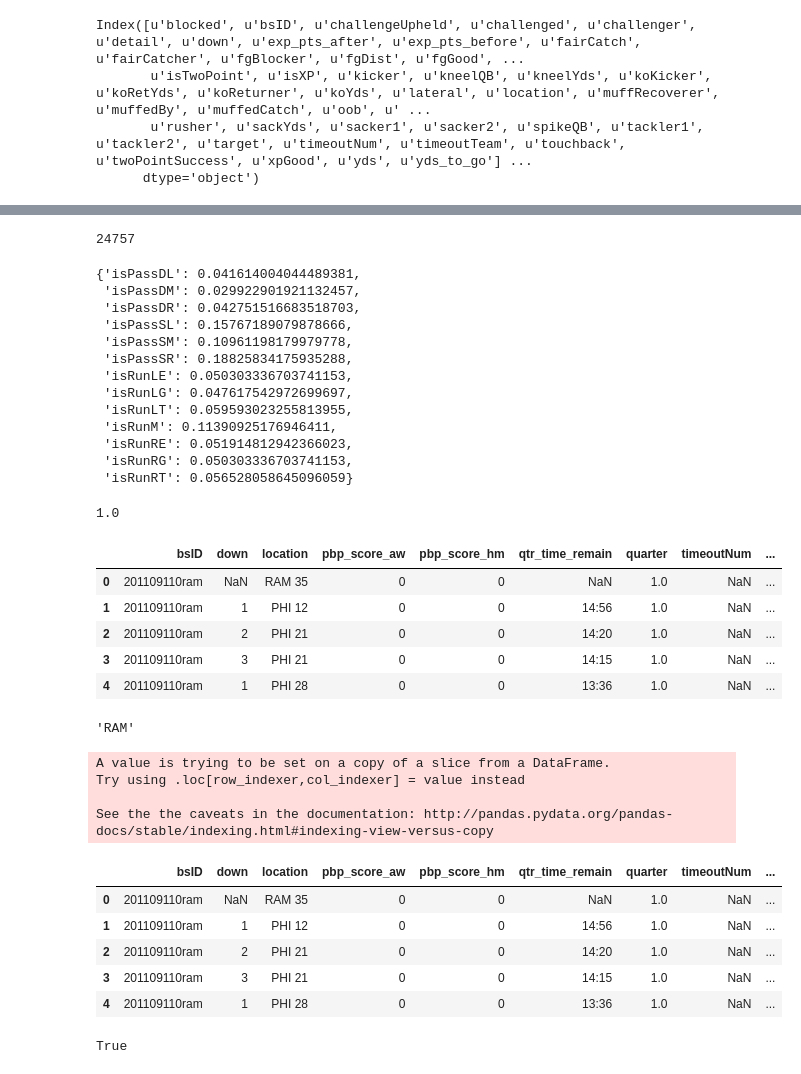
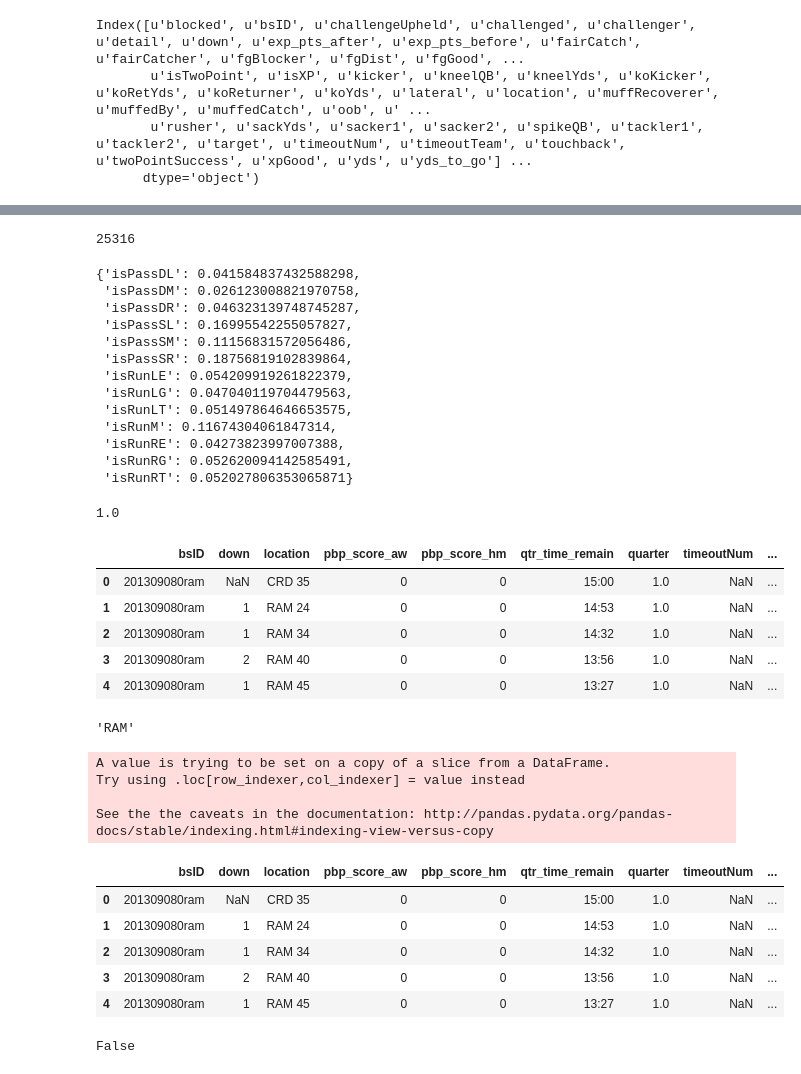
Before and after one commit to mdgoldberg/playprediction, a Jupyter notebook: Penalty Progression.ipynb, the cells around one changed output, grey strips where cells are left out. Saved outputs shown, nothing was run; the diff lists cells and outputs as text; code cells hidden in the pictures.

```diff
--- a/Penalty Progression.ipynb
+++ b/Penalty Progression.ipynb
@@ -16,11 +21,13 @@ sns.set_context("poster")
 # %%
 #Clean data table for penalty graph
-data11 =  pd.read_csv('2011plays.csv')
+
+data11 =  pd.read_csv('2013plays.csv')
 data = data11[["penalty", "qtr_time_remain", "quarter"]]
 data["isPenalty"] = data11.penalty.notnull().values
 quart = []
 for i in range(len(data[["quarter"]].values)):
     val = data[["quarter"]].values[i][0]
+    val = str(val)
     quart.append(val.replace(".0", ""))
 data["quarters"] = quart
 data = data[data.quarters != "OT"]
@@ -254,7 +380,7 @@ See the the caveats in the documentation: http://pandas.pydata.org/pandas-docs/s
 # %%
 len(dftest[dftest["isComplete"]==True]) +  len(dftest[dftest.isRun==True][dftest.rushDir != np.nan])
 # %% [output]
-24757
+25316
 # %%
 n = float(len(dftest.passLoc.dropna()) +  len(dftest["rushDir"].dropna()))
 res_dict = {
@@ -275,19 +401,19 @@ res_dict = {
 # %%
 res_dict
 # %% [output]
-{'isPassDL': 0.041614004044489381,
- 'isPassDM': 0.029922901921132457,
- 'isPassDR': 0.042751516683518703,
- 'isPassSL': 0.15767189079878666,
- 'isPassSM': 0.10961198179979778,
- 'isPassSR': 0.18825834175935288,
- 'isRunLE': 0.050303336703741153,
- 'isRunLG': 0.047617542972699697,
- 'isRunLT': 0.059593023255813955,
- 'isRunM': 0.11390925176946411,
- 'isRunRE': 0.051914812942366023,
- 'isRunRG': 0.050303336703741153,
- 'isRunRT': 0.056528058645096059}
+{'isPassDL': 0.041584837432588298,
+ 'isPassDM': 0.026123008821970758,
+ 'isPassDR': 0.046323139748745287,
+ 'isPassSL': 0.16995542255057827,
+ 'isPassSM': 0.11156831572056486,
+ 'isPassSR': 0.18756819102839864,
+ 'isRunLE': 0.054209919261822379,
+ 'isRunLG': 0.047040119704479563,
+ 'isRunLT': 0.051497864646653575,
+ 'isRunM': 0.11674304061847314,
+ 'isRunRE': 0.04273823997007388,
+ 'isRunRG': 0.052620094142585491,
+ 'isRunRT': 0.052027806353065871}
 # %%
 np.array(res_dict.values()).sum()
 # %% [output]
@@ -297,9 +423,9 @@ dfinp = data11[inputs]
 dfinp.head()
 # %% [output]
 |  | bsID | down | location | pbp_score_aw | pbp_score_hm | qtr_time_remain | quarter | timeoutNum | ... |
-| 0 | 201109110ram | NaN | RAM 35 | 0 | 0 | NaN | 1.0 | NaN | ... |
-| 1 | 201109110ram | 1 | PHI 12 | 0 | 0 | 14:56 | 1.0 | NaN | ... |
-| 2 | 201109110ram | 2 | PHI 21 | 0 | 0 | 14:20 | 1.0 | NaN | ... |
-| 3 | 201109110ram | 3 | PHI 21 | 0 | 0 | 14:15 | 1.0 | NaN | ... |
-| 4 | 201109110ram | 1 | PHI 28 | 0 | 0 | 13:36 | 1.0 | NaN | ... |
+| 0 | 201309080ram | NaN | CRD 35 | 0 | 0 | 15:00 | 1.0 | NaN | ... |
+| 1 | 201309080ram | 1 | RAM 24 | 0 | 0 | 14:53 | 1.0 | NaN | ... |
+| 2 | 201309080ram | 1 | RAM 34 | 0 | 0 | 14:32 | 1.0 | NaN | ... |
+| 3 | 201309080ram | 2 | RAM 40 | 0 | 0 | 13:56 | 1.0 | NaN | ... |
+| 4 | 201309080ram | 1 | RAM 45 | 0 | 0 | 13:27 | 1.0 | NaN | ... |
 # %%
@@ -308,23 +434,23 @@ dfinp.bsID[5][-3:].upper()
 'RAM'
 # %%
 def find_home(df):
-    name = dfinp.bsID[5][-3:].upper()
+    name = dfinp.bsID[0][-3:].upper()
     return name
 
 dfinp["home_team"] = dfinp.apply(find_home, axis=1)
 dfinp.head()
 # %% [output]
 A value is trying to be set on a copy of a slice from a DataFrame.
 Try using .loc[row_indexer,col_indexer] = value instead
 
 See the the caveats in the documentation: http://pandas.pydata.org/pandas-docs/stable/indexing.html#indexing-view-versus-copy
 |  | bsID | down | location | pbp_score_aw | pbp_score_hm | qtr_time_remain | quarter | timeoutNum | ... |
-| 0 | 201109110ram | NaN | RAM 35 | 0 | 0 | NaN | 1.0 | NaN | ... |
-| 1 | 201109110ram | 1 | PHI 12 | 0 | 0 | 14:56 | 1.0 | NaN | ... |
-| 2 | 201109110ram | 2 | PHI 21 | 0 | 0 | 14:20 | 1.0 | NaN | ... |
-| 3 | 201109110ram | 3 | PHI 21 | 0 | 0 | 14:15 | 1.0 | NaN | ... |
-| 4 | 201109110ram | 1 | PHI 28 | 0 | 0 | 13:36 | 1.0 | NaN | ... |
+| 0 | 201309080ram | NaN | CRD 35 | 0 | 0 | 15:00 | 1.0 | NaN | ... |
+| 1 | 201309080ram | 1 | RAM 24 | 0 | 0 | 14:53 | 1.0 | NaN | ... |
+| 2 | 201309080ram | 1 | RAM 34 | 0 | 0 | 14:32 | 1.0 | NaN | ... |
+| 3 | 201309080ram | 2 | RAM 40 | 0 | 0 | 13:56 | 1.0 | NaN | ... |
+| 4 | 201309080ram | 1 | RAM 45 | 0 | 0 | 13:27 | 1.0 | NaN | ... |
 # %%
 dfinp.location[0][:3] == dfinp.bsID[5][-3:].upper()
 # %% [output]
-True
+False
```
Also changed, not shown: parts of 16 cells of this notebook.
